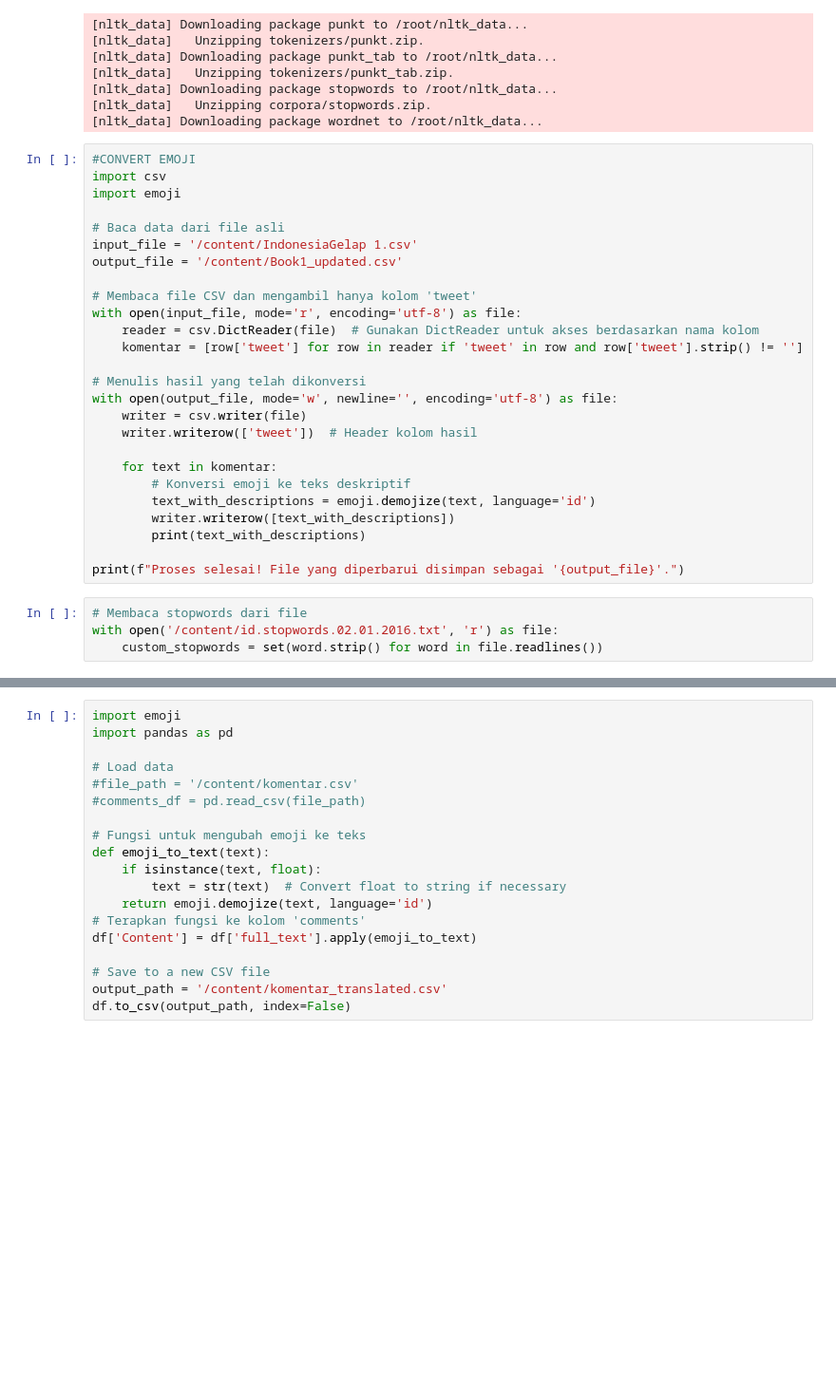
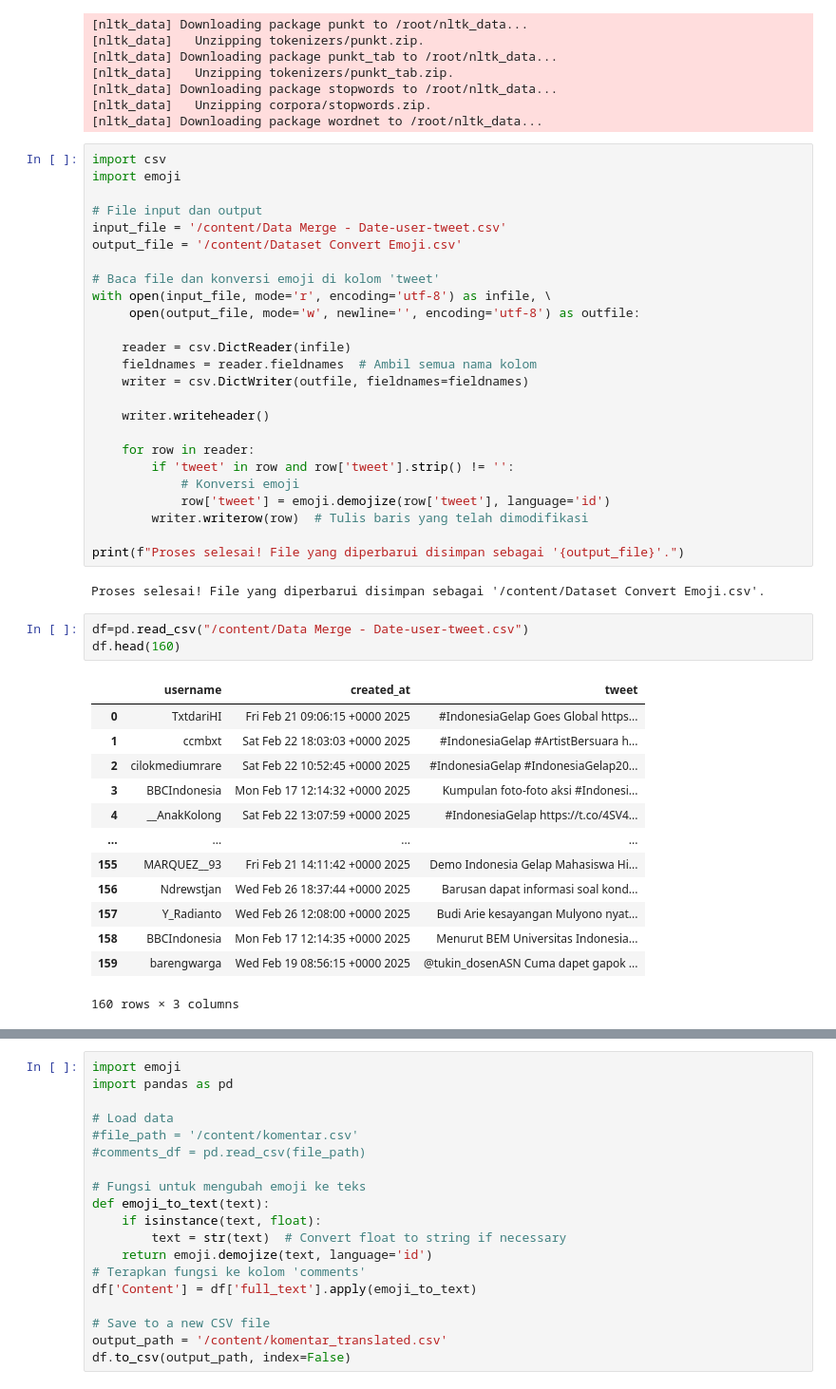
Before and after one commit to DhaniAAA/Scrapping-Ulasan, a Jupyter notebook: Teks_Klasifikasi.ipynb, the cells around one changed output, grey strips where cells are left out. Shown at 95% size. Cells and saved outputs as stored; diff of their text form; blank space fills up the shorter version.

```diff
--- a/Teks_Klasifikasi.ipynb
+++ b/Teks_Klasifikasi.ipynb
@@ -66,32 +66,46 @@ stopwords = set(stopword_factory.get_stop_words())
 [nltk_data]   Unzipping corpora/stopwords.zip.
 [nltk_data] Downloading package wordnet to /root/nltk_data...
 # %%
-#CONVERT EMOJI
 import csv
 import emoji
 
-# Baca data dari file asli
-input_file = '/content/IndonesiaGelap 1.csv'
-output_file = '/content/Book1_updated.csv'
+# File input dan output
+input_file = '/content/Data Merge - Date-user-tweet.csv'
+output_file = '/content/Dataset Convert Emoji.csv'
 
-# Membaca file CSV dan mengambil hanya kolom 'tweet'
-with open(input_file, mode='r', encoding='utf-8') as file:
-    reader = csv.DictReader(file)  # Gunakan DictReader untuk akses berdasarkan nama kolom
-    komentar = [row['tweet'] for row in reader if 'tweet' in row and row['tweet'].strip() != '']
+# Baca file dan konversi emoji di kolom 'tweet'
+with open(input_file, mode='r', encoding='utf-8') as infile, \
+     open(output_file, mode='w', newline='', encoding='utf-8') as outfile:
 
-# Menulis hasil yang telah dikonversi
-with open(output_file, mode='w', newline='', encoding='utf-8') as file:
-    writer = csv.writer(file)
-    writer.writerow(['tweet'])  # Header kolom hasil
+    reader = csv.DictReader(infile)
+    fieldnames = reader.fieldnames  # Ambil semua nama kolom
+    writer = csv.DictWriter(outfile, fieldnames=fieldnames)
 
-    for text in komentar:
-        # Konversi emoji ke teks deskriptif
-        text_with_descriptions = emoji.demojize(text, language='id')
-        writer.writerow([text_with_descriptions])
-        print(text_with_descriptions)
+    writer.writeheader()
+
+    for row in reader:
+        if 'tweet' in row and row['tweet'].strip() != '':
+            # Konversi emoji
+            row['tweet'] = emoji.demojize(row['tweet'], language='id')
+        writer.writerow(row)  # Tulis baris yang telah dimodifikasi
 
 print(f"Proses selesai! File yang diperbarui disimpan sebagai '{output_file}'.")
+# %% [output]
+Proses selesai! File yang diperbarui disimpan sebagai '/content/Dataset Convert Emoji.csv'.
-# %%
-# Membaca stopwords dari file
-with open('/content/id.stopwords.02.01.2016.txt', 'r') as file:
-    custom_stopwords = set(word.strip() for word in file.readlines())
+# %%
+df=pd.read_csv("/content/Data Merge - Date-user-tweet.csv")
+df.head(160)
+# %% [output]
+|  | username | created_at | tweet |
+| 0 | TxtdariHI | Fri Feb 21 09:06:15 +0000 2025 | #IndonesiaGelap Goes Global https... |
+| 1 | ccmbxt | Sat Feb 22 18:03:03 +0000 2025 | #IndonesiaGelap #ArtistBersuara h... |
+| 2 | cilokmediumrare | Sat Feb 22 10:52:45 +0000 2025 | #IndonesiaGelap #IndonesiaGelap20... |
+| 3 | BBCIndonesia | Mon Feb 17 12:14:32 +0000 2025 | Kumpulan foto-foto aksi #Indonesi... |
+| 4 | __AnakKolong | Sat Feb 22 13:07:59 +0000 2025 | #IndonesiaGelap https://t.co/4SV4... |
+| ... | ... | ... | ... |
+| 155 | MARQUEZ__93 | Fri Feb 21 14:11:42 +0000 2025 | Demo Indonesia Gelap Mahasiswa Hi... |
+| 156 | Ndrewstjan | Wed Feb 26 18:37:44 +0000 2025 | Barusan dapat informasi soal kond... |
+| 157 | Y_Radianto | Wed Feb 26 12:08:00 +0000 2025 | Budi Arie kesayangan Mulyono nyat... |
+| 158 | BBCIndonesia | Mon Feb 17 12:14:35 +0000 2025 | Menurut BEM Universitas Indonesia... |
+| 159 | barengwarga | Wed Feb 19 08:56:15 +0000 2025 | @tukin_dosenASN Cuma dapet gapok ... |
+160 rows × 3 columns
```
Also changed, not shown: parts of 12 cells of this notebook.
